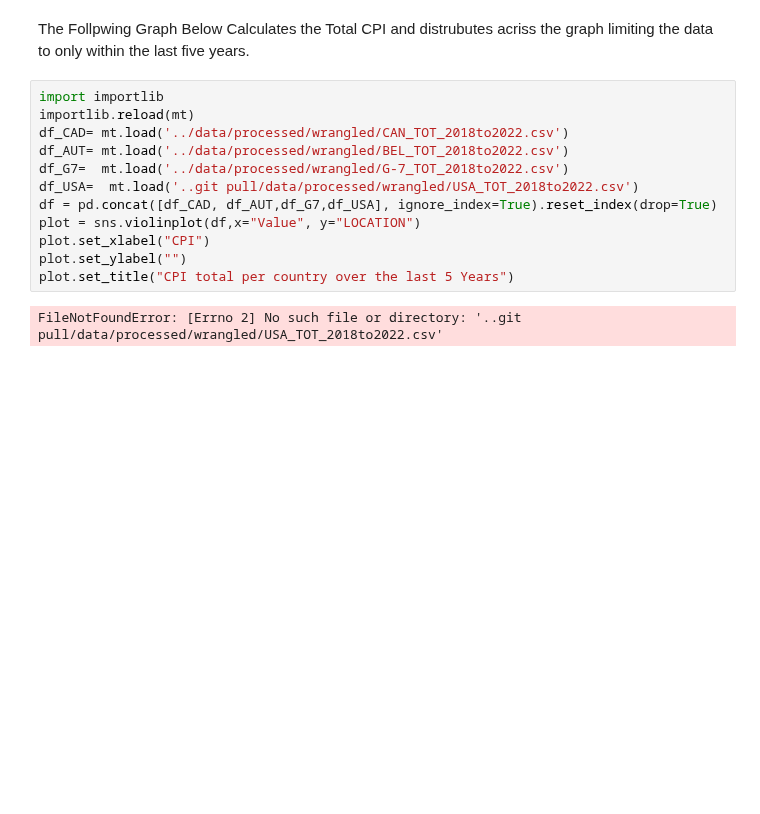
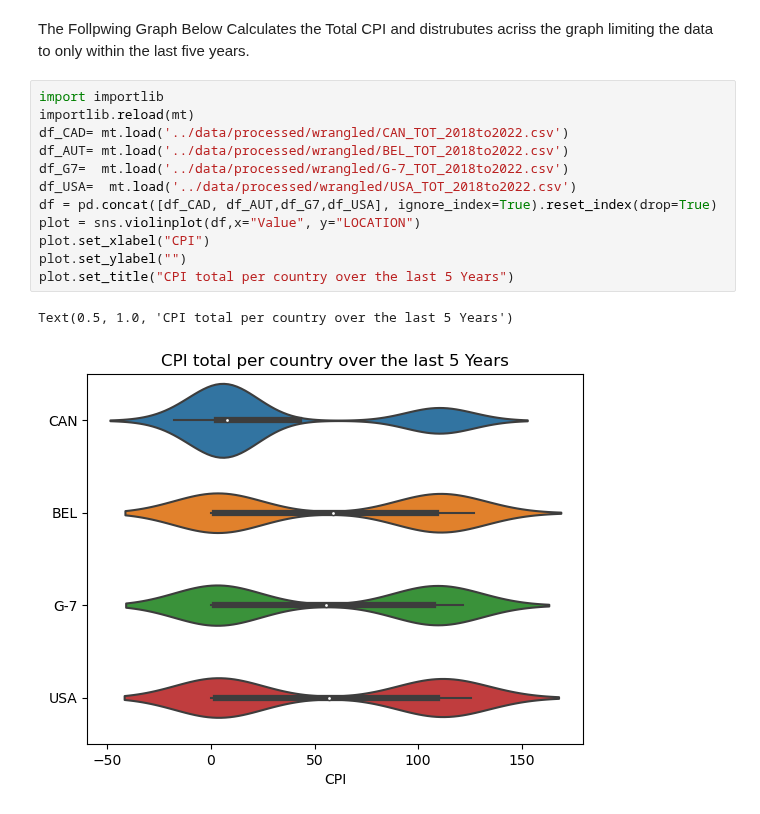
Before and after one commit to ubco-W2022T2-data301/project-group-group19, a Jupyter notebook: analysis/analysis2.ipynb, the cells around one changed output. Drawn from its saved outputs; the diff is of its cells as text; blank space fills up the shorter version.

```diff
--- a/analysis/analysis2.ipynb
+++ b/analysis/analysis2.ipynb
@@ -405,14 +461,15 @@ The Follpwing Graph Below Calculates the Total CPI and distrubutes acriss the gr
 # %%
 import importlib
 importlib.reload(mt)
 df_CAD= mt.load('../data/processed/wrangled/CAN_TOT_2018to2022.csv')
 df_AUT= mt.load('../data/processed/wrangled/BEL_TOT_2018to2022.csv')
 df_G7=  mt.load('../data/processed/wrangled/G-7_TOT_2018to2022.csv')
-df_USA=  mt.load('..git pull/data/processed/wrangled/USA_TOT_2018to2022.csv')
+df_USA=  mt.load('../data/processed/wrangled/USA_TOT_2018to2022.csv')
 df = pd.concat([df_CAD, df_AUT,df_G7,df_USA], ignore_index=True).reset_index(drop=True)
 plot = sns.violinplot(df,x="Value", y="LOCATION")
 plot.set_xlabel("CPI")
 plot.set_ylabel("")
 plot.set_title("CPI total per country over the last 5 Years")
 # %% [output]
-FileNotFoundError: [Errno 2] No such file or directory: '..git pull/data/processed/wrangled/USA_TOT_2018to2022.csv'
+Text(0.5, 1.0, 'CPI total per country over the last 5 Years')
+[figure, added]
```
Also changed, not shown: parts of 8 cells of this notebook, 4 other files.
